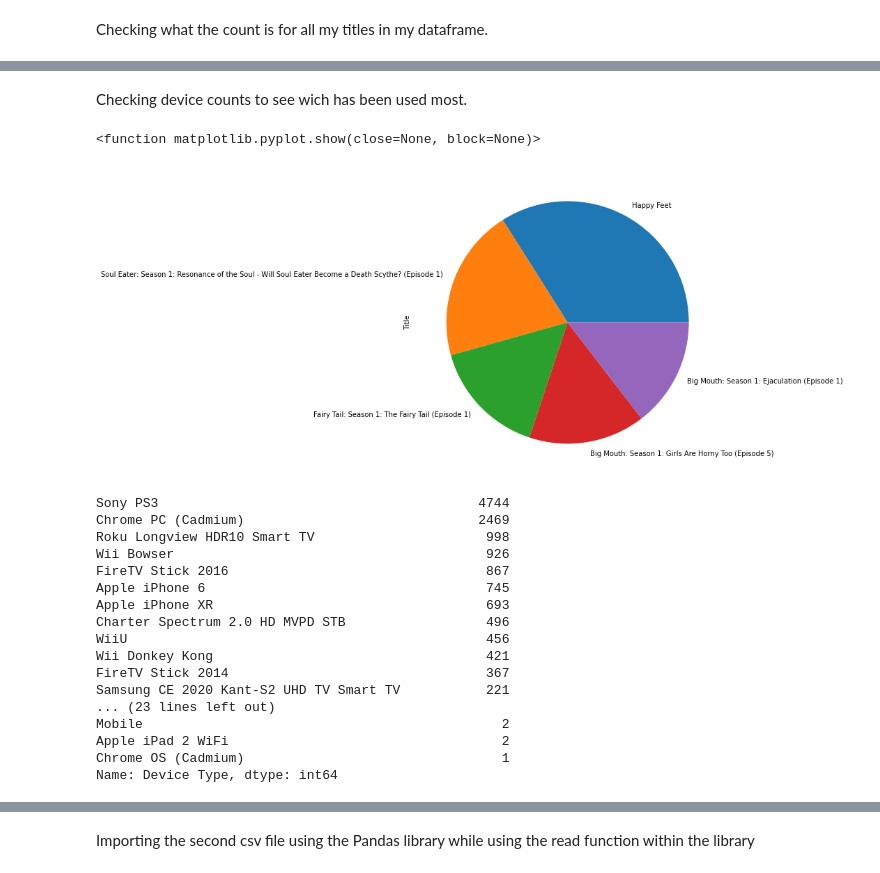
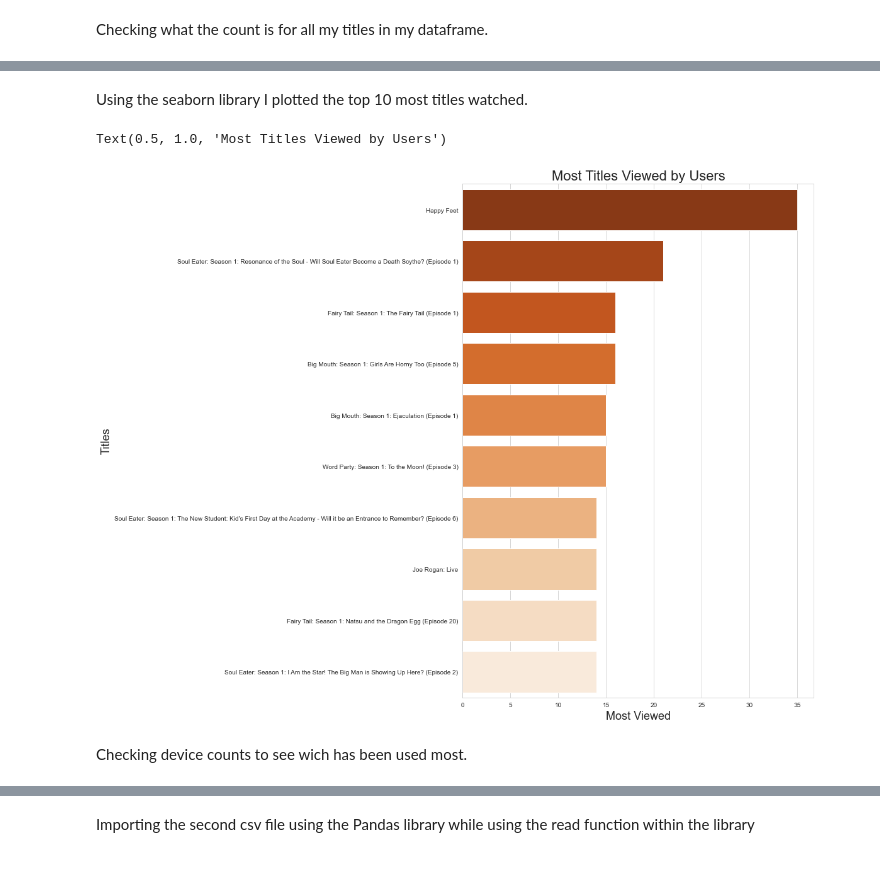
Before and after one commit to darrenc9828/My_Netflix_data_analysis, a Jupyter notebook: My_Netflix_data_analysis.ipynb, the cells around one changed output, grey strips where cells are left out. Cells and saved outputs as stored; diff of their text form; code cells hidden in the pictures.

```diff
--- a/My_Netflix_data_analysis.ipynb
+++ b/My_Netflix_data_analysis.ipynb
@@ -269,32 +280,20 @@ Big Mouth: Season 1: Ejaculation (Episode 1)
 Name: Title, dtype: int64
+# %% [markdown]
+Using the seaborn library I plotted the top 10 most titles watched.
+# %%
+# Plotting the top 10 titles watched by viewers using the seaborn library
+
+titles_viewed= newdf.index.value_counts()
+titles_viewed = titles_viewed[1:11]
+
+plt.figure(figsize = (10,15))
+sns.set_style("whitegrid")
+ax = sns.barplot(y= titles_viewed.index, x=titles_viewed, palette = "Oranges_r", orient= 'h')
+ax.set_ylabel('Titles',size = 18)
+ax.set_xlabel("Most Viewed", size = 18)
+ax.set_title('Most Titles Viewed by Users',fontsize = 22)
+# %% [output]
+Text(0.5, 1.0, 'Most Titles Viewed by Users')
+[figure, added]
 # %% [markdown]
 Checking device counts to see wich has been used most.
-# %%
-titles_viewed[1:6].plot(kind ='pie', subplots= True, figsize =( 8,8))
-title = ('Most Titles Viewed')
-
-
-plt.show
-# %% [output]
-<function matplotlib.pyplot.show(close=None, block=None)>
-[figure, removed]
-# %%
-newdf['Device Type'].value_counts()
-# %% [output]
-Sony PS3                                         4744
-Chrome PC (Cadmium)                              2469
-Roku Longview HDR10 Smart TV                      998
-Wii Bowser                                        926
-FireTV Stick 2016                                 867
-Apple iPhone 6                                    745
-Apple iPhone XR                                   693
-Charter Spectrum 2.0 HD MVPD STB                  496
-WiiU                                              456
-Wii Donkey Kong                                   421
-FireTV Stick 2014                                 367
-Samsung CE 2020 Kant-S2 UHD TV Smart TV           221
-... (23 lines left out)
-Mobile                                              2
-Apple iPad 2 WiFi                                   2
-Chrome OS (Cadmium)                                 1
-Name: Device Type, dtype: int64
```
Also changed, not shown: parts of 10 cells of this notebook, 2 other files.
